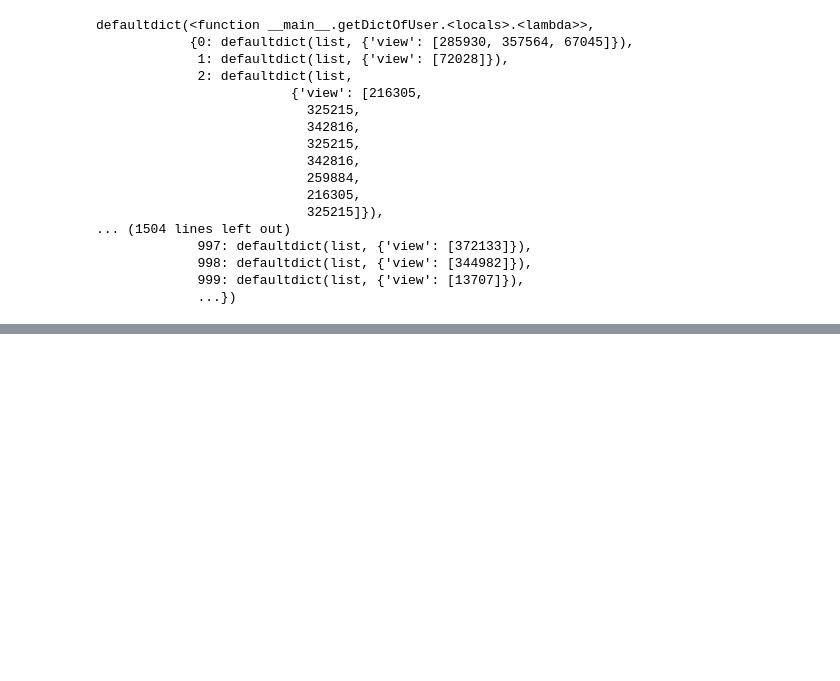
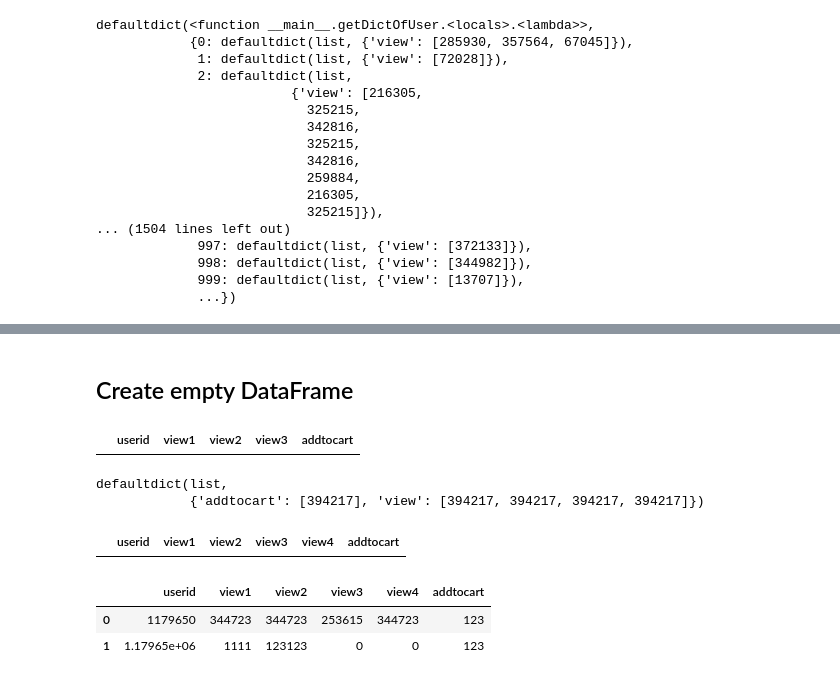
Before and after one commit to saurabhsingh13no/RecommenderSystem, a Jupyter notebook: Notebook/ExploratoryDataAnalysis.ipynb, the cells around one changed output, grey strips where cells are left out. Cells and saved outputs as stored; diff of their text form; code cells hidden in the pictures; blank space fills up the shorter version.

```diff
--- a/Notebook/ExploratoryDataAnalysis.ipynb
+++ b/Notebook/ExploratoryDataAnalysis.ipynb
@@ -165,0 +202,67 @@ defaultdict(<function __main__.getDictOfUser.<locals>.<lambda>>,
+# %% [markdown]
+## Create empty DataFrame
+# %%
+userDF = pd.DataFrame(columns=['userid', 'view1', 'view2', 'view3','addtocart'])
+userDF.head()
+# %% [output]
+|  | userid | view1 | view2 | view3 | addtocart |
+# %%
+userDict[524440]
+# %% [output]
+defaultdict(list,
+            {'addtocart': [394217], 'view': [394217, 394217, 394217, 394217]})
+# %%
+no_of_features = 4
+def addEntrytoUserDF(userid, viewList, addToCart):
+#     print ("Inside addEntryUserDF. Value of viewList : {0}".format(viewList))
+    tempdict = {}
+    tempdict['userid'] = userid
+    for i in range(no_of_features):
+        tempdict["view"+str(i+1)] = viewList[i]
+#     tempdict['view1'] = viewList[0]
+#     tempdict['view2'] = viewList[1]
+#     tempdict['view3'] = viewList[2]
+    tempdict['addtocart'] = addToCart
+
+    return tempdict.copy()
+
+def addEntrytoUserDFforMultipleAddtoCart(userDF, userid, viewList, addToCartList):
+    for addToCart in addToCartList:
+        new_entry = addEntrytoUserDF(userid, viewList, addToCart)
+        userDF = userDF.append(new_entry, ignore_index=True)
+
+    return userDF.copy()
+
+def addEntrytoUserDFforMultipleView(userDF, userid, viewList, addToCartList):
+    remainder = int(len(viewList)%no_of_features)
+    if not remainder == 0:
+        viewList.extend(np.zeros(no_of_features - remainder))
+#     print ("ViewList extented : {0}".format(viewList))
+    start = 0
+    end = no_of_features-1
+    while end<=len(viewList):
+        userDF = addEntrytoUserDFforMultipleAddtoCart(userDF, userid, viewList[start:end+1], addToCartList)
+#         print ("start : {0}, end : {1}".format(start,end))
+        start = end+1
+        end = end+no_of_features
+
+    return userDF.copy()
+
+def buildMatrix(userDict):
+    columns=[]
+    columns.append("userid")
+    for i in range(no_of_features):
+        columns.append("view" + str(i+1))
+    columns.append("addtocart")
+    userDF = pd.DataFrame(columns=columns)
+    c= 0
+    for key, value in userDict.items():
+#         print (userDict[key])
+        userDF = addEntrytoUserDFforMultipleView(userDF, key, userDict[key]['view'].copy(), userDict[key]['addtocart'].copy())
+#         print (userDF)
+    return userDF
+
+
+userDF
+# %% [output]
+|  | userid | view1 | view2 | view3 | view4 | addtocart |
@@ -165,0 +272,6 @@ defaultdict(<function __main__.getDictOfUser.<locals>.<lambda>>,
+# %%
+addEntrytoUserDFforMultipleView(userDF, 1179650, [344723, 344723, 253615, 344723, 1111, 123123], [123])
+# %% [output]
+|  | userid | view1 | view2 | view3 | view4 | addtocart |
+| 0 | 1179650 | 344723 | 344723 | 253615 | 344723 | 123 |
+| 1 | 1.17965e+06 | 1111 | 123123 | 0 | 0 | 123 |
```
Also changed, not shown: parts of 6 cells of this notebook.
